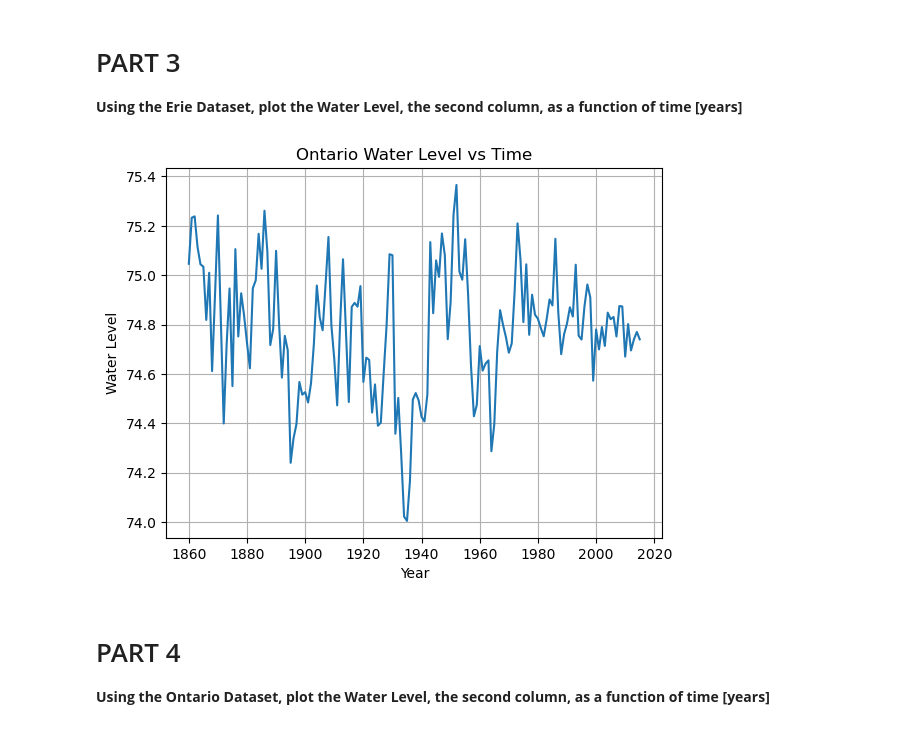
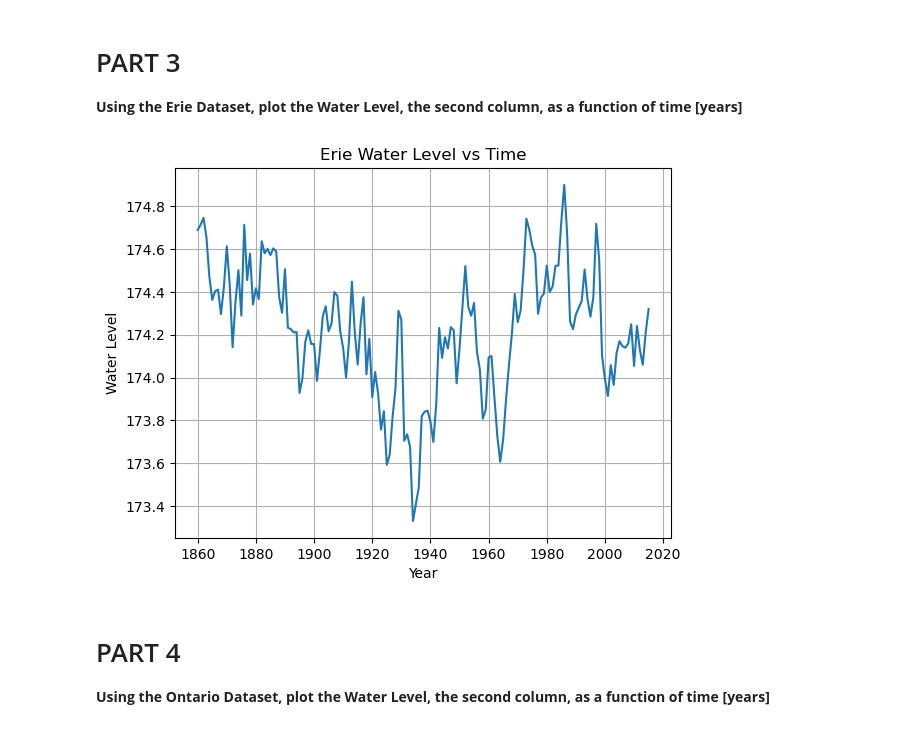
Before and after one commit to jackcienkus/CMSE202_Git_Started, a Jupyter notebook: Great_Lakes_and_Grand_River.ipynb, the cells around one changed output. Drawn from its saved outputs; the diff is of its cells as text; code cells hidden in the pictures.

```diff
--- a/Great_Lakes_and_Grand_River.ipynb
+++ b/Great_Lakes_and_Grand_River.ipynb
@@ -49,15 +56,14 @@ plt.show()
 
 **Using the Erie Dataset, plot the Water Level, the second column, as a function of time [years]**
 # %%
-ont = pd.read_csv('ont.csv')
-plt.plot(ont['Lake Ontario annual averages'],ont['AnnAvg'])
-plt.title('Ontario Water Level vs Time')
+erie = pd.read_csv('data/eri.csv')
+plt.plot(ont['Lake Erie annual averages'],ont['Unnamed: 1'])
+plt.title('Erie Water Level vs Time')
 plt.xlabel('Year')
 plt.ylabel('Water Level')
 plt.grid()
-#ont
 # %% [output]
-[figure, old version]
+[figure, new version]
 # %% [markdown]
 # PART 4
 
```
Also changed, not shown: parts of 3 cells of this notebook.
